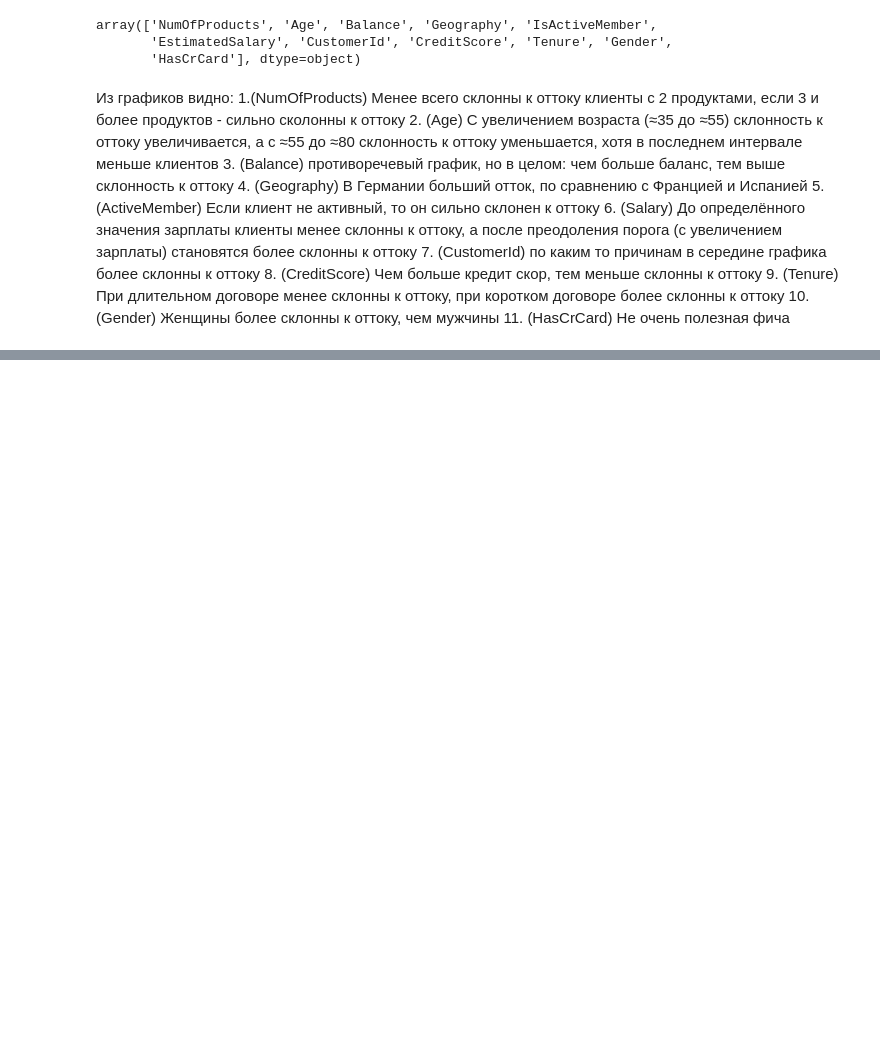
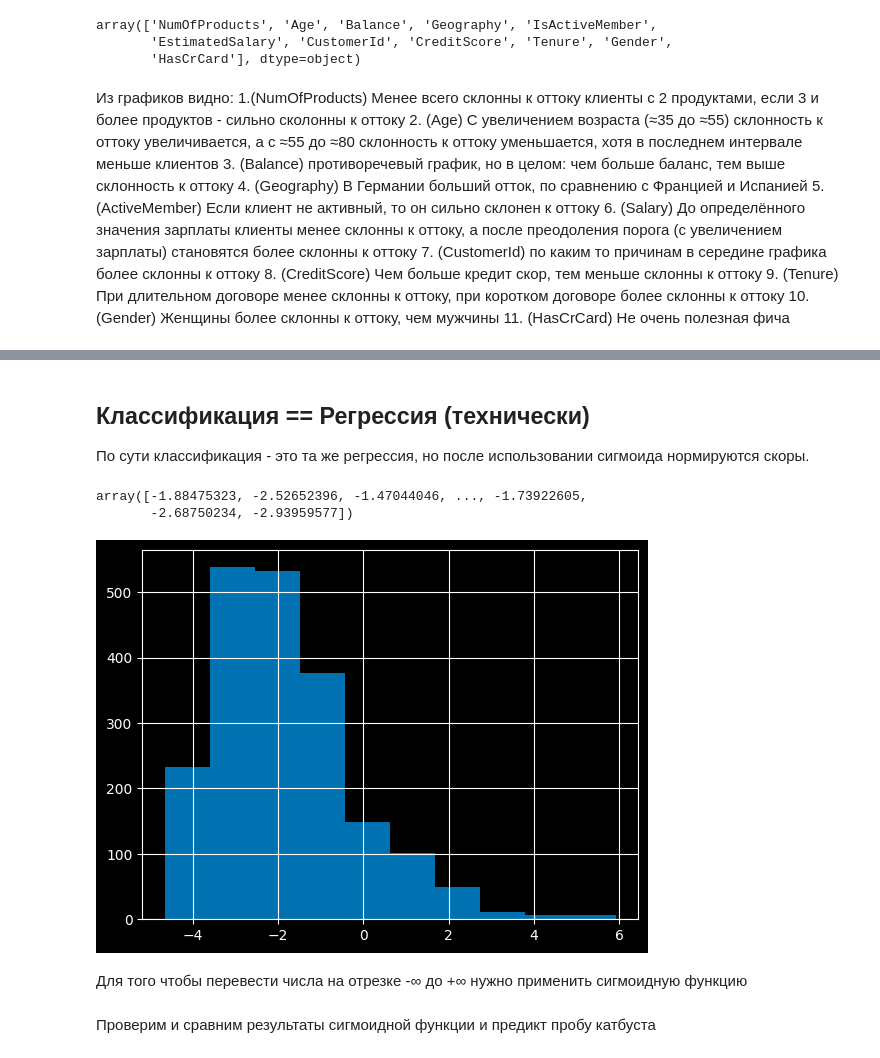
Before and after one commit to Zetis659/Data_Science_GM, a Jupyter notebook: 7.Classification/Classification.ipynb, the cells around one changed output, grey strips where cells are left out. Saved outputs shown, nothing was run; the diff lists cells and outputs as text; code cells hidden in the pictures; blank space fills up the shorter version.

```diff
--- a/7.Classification/Classification.ipynb
+++ b/7.Classification/Classification.ipynb
@@ -1083,0 +1088,14 @@ for feature in features:
+# %% [markdown]
+## Классификация == Регрессия (технически)
+По сути классификация - это та же регрессия, но после использовании сигмоида нормируются скоры.
+# %%
+model.predict(test[X], prediction_type='RawFormulaVal')
+# %% [output]
+array([-1.88475323, -2.52652396, -1.47044046, ..., -1.73922605,
+       -2.68750234, -2.93959577])
+# %%
+pd.Series(model.predict(test[X], prediction_type='RawFormulaVal')).hist();
+# %% [output]
+[figure, added]
+# %% [markdown]
+Для того чтобы перевести числа на отрезке -∞ до +∞ нужно применить сигмоидную функцию
@@ -1083,0 +1107,2 @@ for feature in features:
+# %% [markdown]
+Проверим и сравним результаты сигмоидной функции и предикт пробу катбуста
```
Also changed, not shown: parts of 14 cells of this notebook, 12 other files.
